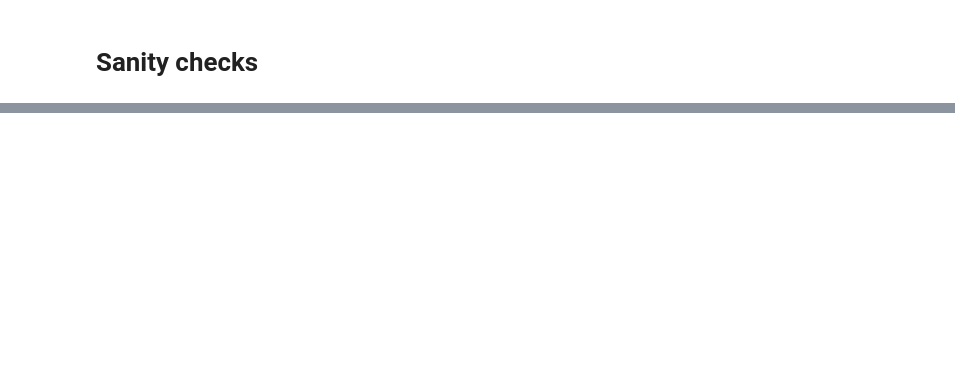
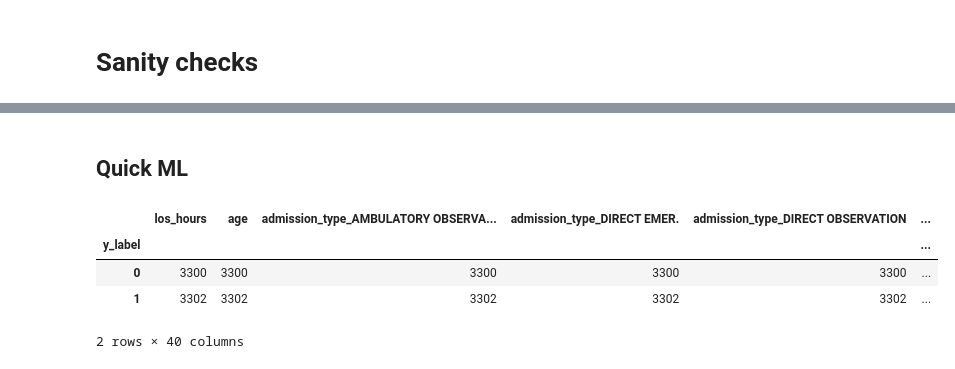
Before and after one commit to bma-vandijk/mimiciv_pipeline_insafedare, a Jupyter notebook: sandbox.ipynb, the cells around one changed output, grey strips where cells are left out. Saved outputs shown, nothing was run; the diff lists cells and outputs as text; code cells hidden in the pictures; blank space fills up the shorter version.

Commit message:
quick ml exp

```diff
--- a/sandbox.ipynb
+++ b/sandbox.ipynb
@@ -161,0 +129,2 @@ case_df.head()
+# %% [markdown]
+## Quick ML
@@ -161,0 +160,25 @@ case_df.head()
+# %%
+ml_df = ml_df[['los_hours',
+       'age', 'y_label',
+       'admission_type_AMBULATORY OBSERVATION', 'admission_type_DIRECT EMER.',
+       'admission_type_DIRECT OBSERVATION', 'admission_type_ELECTIVE',
+       'admission_type_EU OBSERVATION', 'admission_type_EW EMER.',
+       'admission_type_OBSERVATION ADMIT',
+       'admission_type_SURGICAL SAME DAY ADMISSION', 'admission_type_URGENT',
+       'admission_location_AMBULATORY SURGERY TRANSFER',
+       'admission_location_CLINIC REFERRAL',
+       'admission_location_EMERGENCY ROOM',
+       'admission_location_INFORMATION NOT AVAILABLE',
+       'admission_location_INTERNAL TRANSFER TO OR FROM PSYCH',
+       'admission_location_PACU', 'admission_location_PHYSICIAN REFERRAL',
+       'admission_location_PROCEDURE SITE',
+       'admission_location_TRANSFER FROM HOSPITAL',
+       'admission_location_TRANSFER FROM SKILLED NURSING FACILITY',
+       'admission_location_WALK-IN/SELF REFERRAL', 'insurance_Medicaid',
+       'insurance_Medicare', 'insurance_Other',
+       'ethnicity_AMERICAN INDIAN/ALASKA NATIVE', 'ethnicity_ASIAN',
+       'ethnicity_BLACK/AFRICAN AMERICAN', 'ethnicity_HISPANIC/LATINO',
+       'ethnicity_OTHER', 'ethnicity_UNABLE TO OBTAIN', 'ethnicity_UNKNOWN',
+       'ethnicity_WHITE', 'marital_status_DIVORCED', 'marital_status_MARRIED',
+       'marital_status_SINGLE', 'marital_status_WIDOWED', 'marital_status_nan',
+       'gender_F', 'gender_M']]
@@ -161,0 +189,8 @@ case_df.head()
+# %%
+ml_df.groupby('y_label').count()
+# %% [output]
+|  | los_hours | age | admission_type_AMBULATORY OBSERVA... | admission_type_DIRECT EMER. | admission_type_DIRECT OBSERVATION | ... |
+| y_label |  |  |  |  |  | ... |
+| 0 | 3300 | 3300 | 3300 | 3300 | 3300 | ... |
+| 1 | 3302 | 3302 | 3302 | 3302 | 3302 | ... |
+2 rows × 40 columns
```
Also changed, not shown: parts of 9 cells of this notebook, 1 other file.
